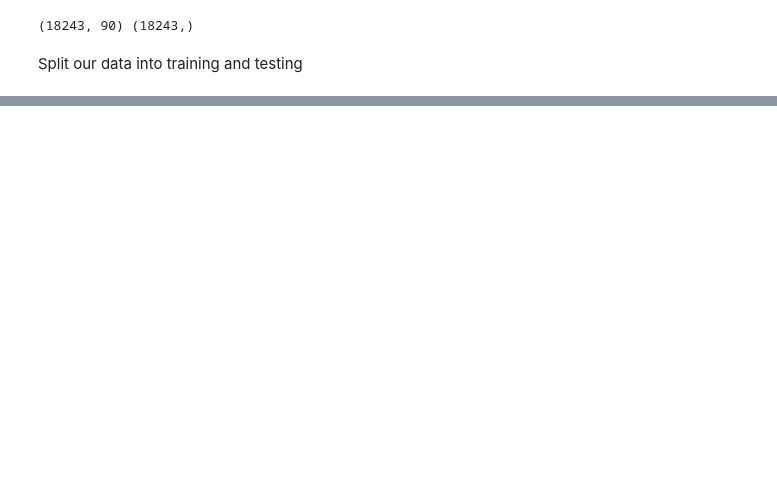
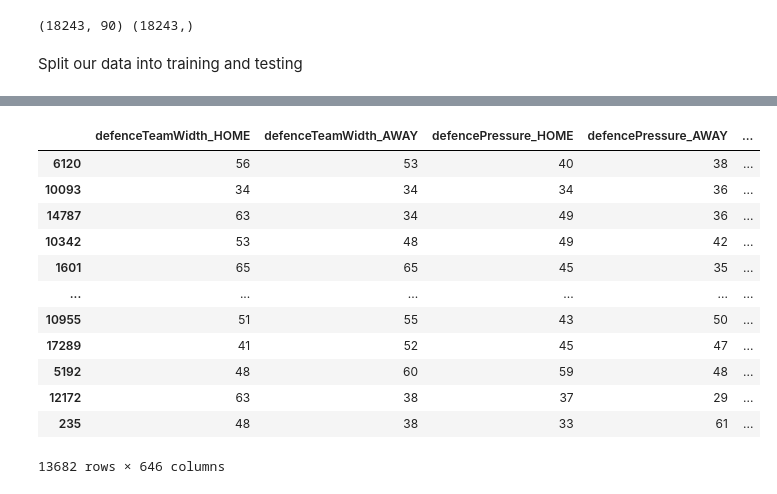
Before and after one commit to lstredler/Final-Frontier, a Jupyter notebook: models/rf_model.ipynb, the cells around one changed output, grey strips where cells are left out. Cells and saved outputs as stored; diff of their text form; code cells hidden in the pictures; blank space fills up the shorter version.

```diff
--- a/models/rf_model.ipynb
+++ b/models/rf_model.ipynb
@@ -108,0 +158,7 @@ sorted(zip(rf.feature_importances_, data.columns), reverse=True)
+# %%
+data = data.drop('YEAR',axis=1)
+# %%
+# Assign X (data) and y (target)
+X = data.drop("y", axis=1)
+y = data["y"]
+print(X.shape, y.shape)
@@ -108,0 +226,12 @@ sorted(zip(rf.feature_importances_, data.columns), reverse=True)
+# %%
+from sklearn.preprocessing import LabelEncoder
+
+# Step 1: Label-encode data set
+label_encoder = LabelEncoder()
+label_encoder.fit(y)
+encoded_y = label_encoder.transform(y)
+# %%
+# Use train_test_split to create training and testing data
+from sklearn.model_selection import train_test_split
+
+X_train, X_test, y_train, y_test = train_test_split(X, encoded_y, random_state=1)
@@ -108,0 +284,16 @@ sorted(zip(rf.feature_importances_, data.columns), reverse=True)
+# %%
+X_train
+# %% [output]
+|  | defenceTeamWidth_HOME | defenceTeamWidth_AWAY | defencePressure_HOME | defencePressure_AWAY | ... |
+| 6120 | 56 | 53 | 40 | 38 | ... |
+| 10093 | 34 | 34 | 34 | 36 | ... |
+| 14787 | 63 | 34 | 49 | 36 | ... |
+| 10342 | 53 | 48 | 49 | 42 | ... |
+| 1601 | 65 | 65 | 45 | 35 | ... |
+| ... | ... | ... | ... | ... | ... |
+| 10955 | 51 | 55 | 43 | 50 | ... |
+| 17289 | 41 | 52 | 45 | 47 | ... |
+| 5192 | 48 | 60 | 59 | 48 | ... |
+| 12172 | 63 | 38 | 37 | 29 | ... |
+| 235 | 48 | 38 | 33 | 61 | ... |
+13682 rows × 646 columns
```
Also changed, not shown: parts of 28 cells of this notebook.
